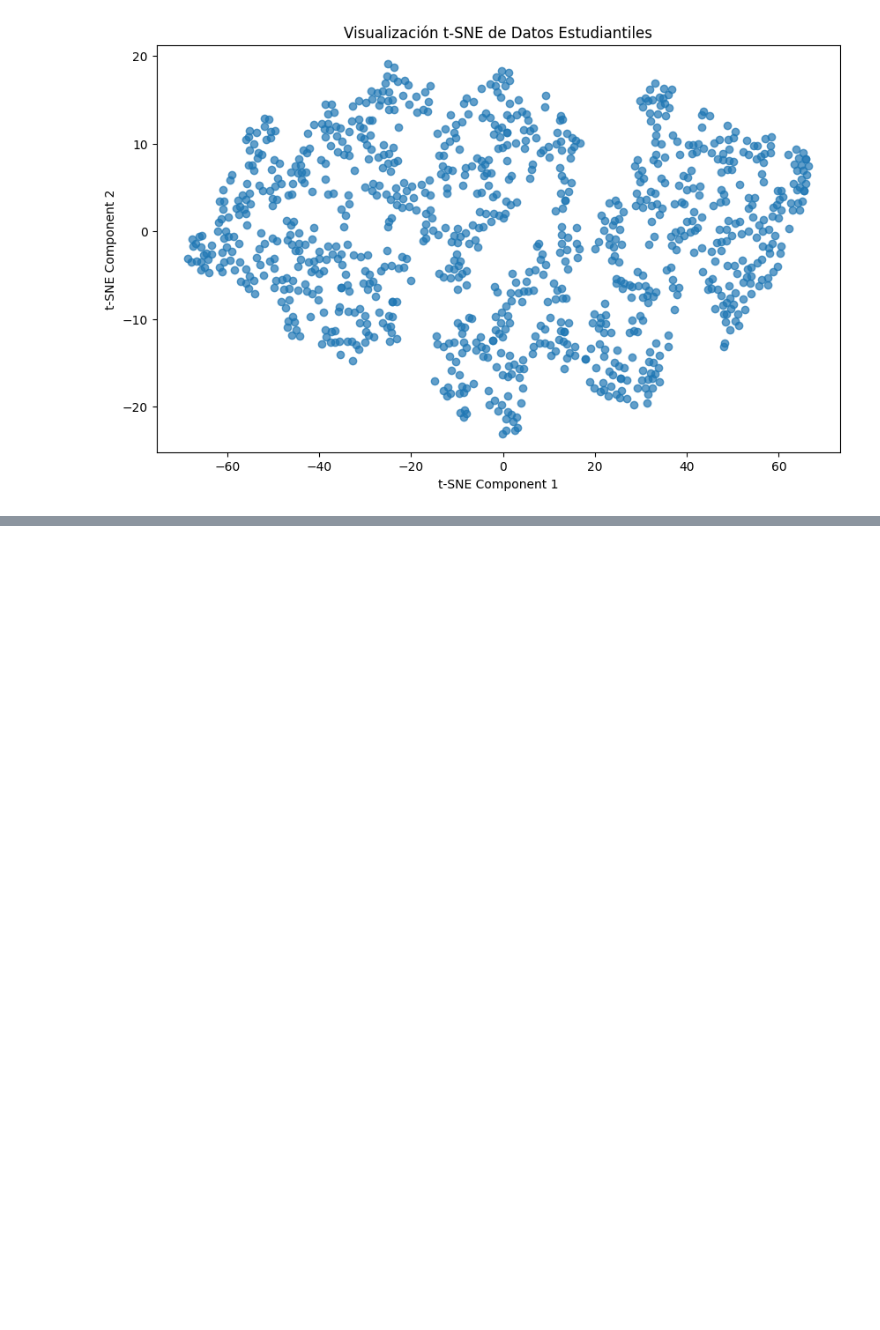
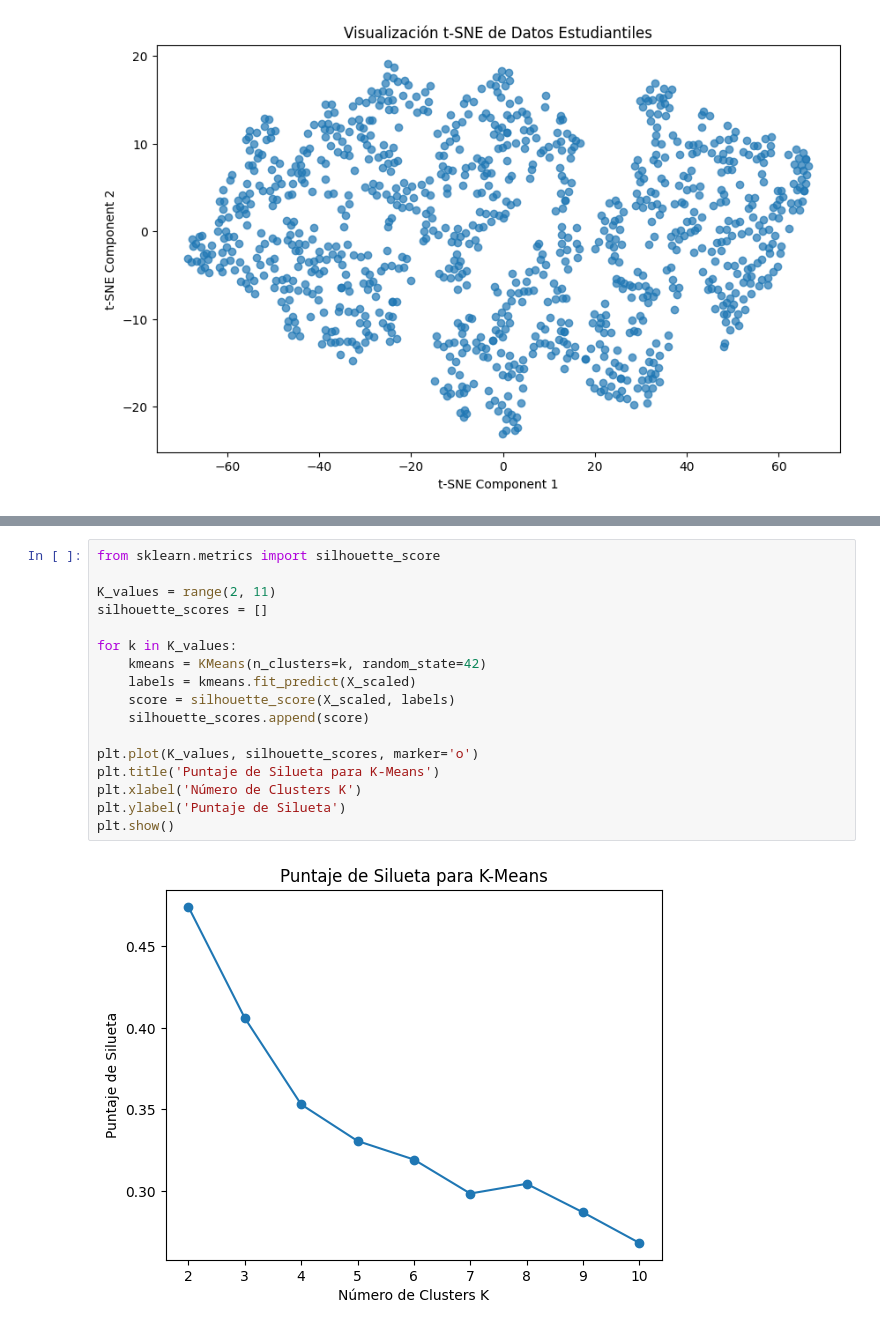
Before and after one commit to Shurrasco23/Guia-6-matematicas, a Jupyter notebook: guia6.ipynb, the cells around one changed output, grey strips where cells are left out. Cells and saved outputs as stored; diff of their text form; blank space fills up the shorter version.

```diff
--- a/guia6.ipynb
+++ b/guia6.ipynb
@@ -249,0 +299,19 @@ plt.show()
+# %%
+from sklearn.metrics import silhouette_score
+
+K_values = range(2, 11)
+silhouette_scores = []
+
+for k in K_values:
+    kmeans = KMeans(n_clusters=k, random_state=42)
+    labels = kmeans.fit_predict(X_scaled)
+    score = silhouette_score(X_scaled, labels)
+    silhouette_scores.append(score)
+
+plt.plot(K_values, silhouette_scores, marker='o')
+plt.title('Puntaje de Silueta para K-Means')
+plt.xlabel('Número de Clusters K')
+plt.ylabel('Puntaje de Silueta')
+plt.show()
+# %% [output]
+[figure, added]
```
Also changed, not shown: parts of 2 cells of this notebook.
